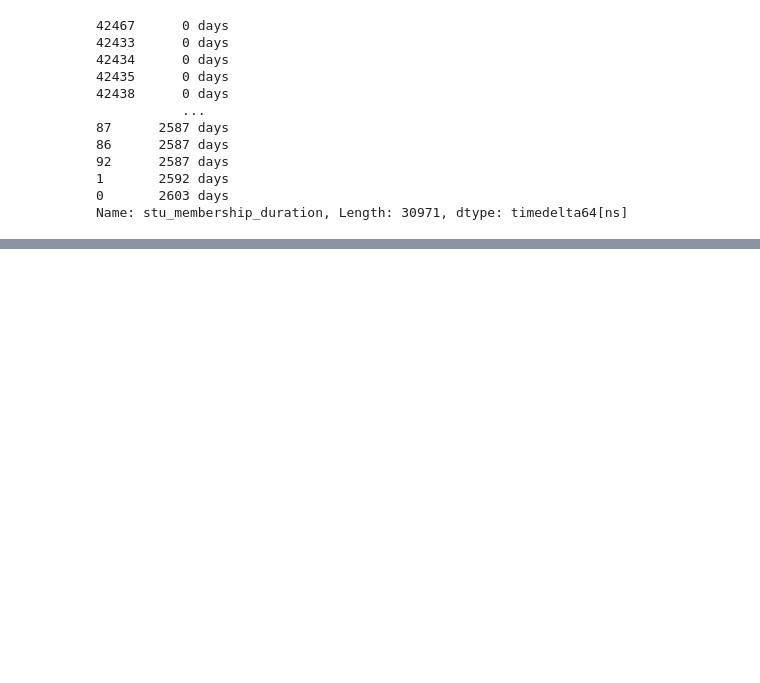
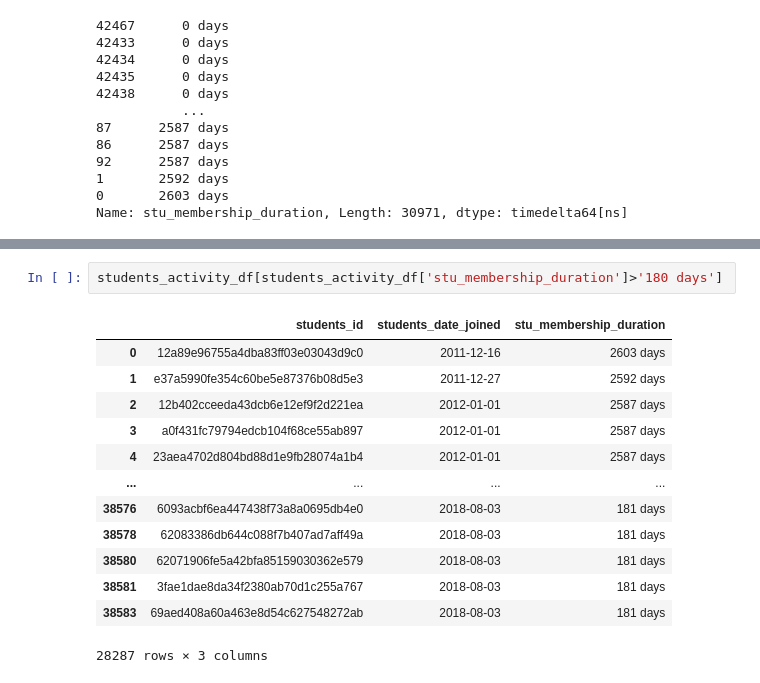
Before and after one commit to AKhileshPothuri/CareerVillage_Project, a Jupyter notebook: Exploratory_Data_Analysis_Draft1.ipynb, the cells around one changed output, grey strips where cells are left out. Cells and saved outputs as stored; diff of their text form; blank space fills up the shorter version.

```diff
--- a/Exploratory_Data_Analysis_Draft1.ipynb
+++ b/Exploratory_Data_Analysis_Draft1.ipynb
@@ -657,0 +760,16 @@ len(inactive_students.students_id.unique().tolist()),inactive_students.shape
+# %%
+students_activity_df[students_activity_df['stu_membership_duration']>'180 days']
+# %% [output]
+|  | students_id | students_date_joined | stu_membership_duration |
+| 0 | 12a89e96755a4dba83ff03e03043d9c0 | 2011-12-16 | 2603 days |
+| 1 | e37a5990fe354c60be5e87376b08d5e3 | 2011-12-27 | 2592 days |
+| 2 | 12b402cceeda43dcb6e12ef9f2d221ea | 2012-01-01 | 2587 days |
+| 3 | a0f431fc79794edcb104f68ce55ab897 | 2012-01-01 | 2587 days |
+| 4 | 23aea4702d804bd88d1e9fb28074a1b4 | 2012-01-01 | 2587 days |
+| ... | ... | ... | ... |
+| 38576 | 6093acbf6ea447438f73a8a0695db4e0 | 2018-08-03 | 181 days |
+| 38578 | 62083386db644c088f7b407ad7aff49a | 2018-08-03 | 181 days |
+| 38580 | 62071906fe5a42bfa85159030362e579 | 2018-08-03 | 181 days |
+| 38581 | 3fae1dae8da34f2380ab70d1c255a767 | 2018-08-03 | 181 days |
+| 38583 | 69aed408a60a463e8d54c627548272ab | 2018-08-03 | 181 days |
+28287 rows × 3 columns
```
Also changed, not shown: parts of 31 cells of this notebook.
